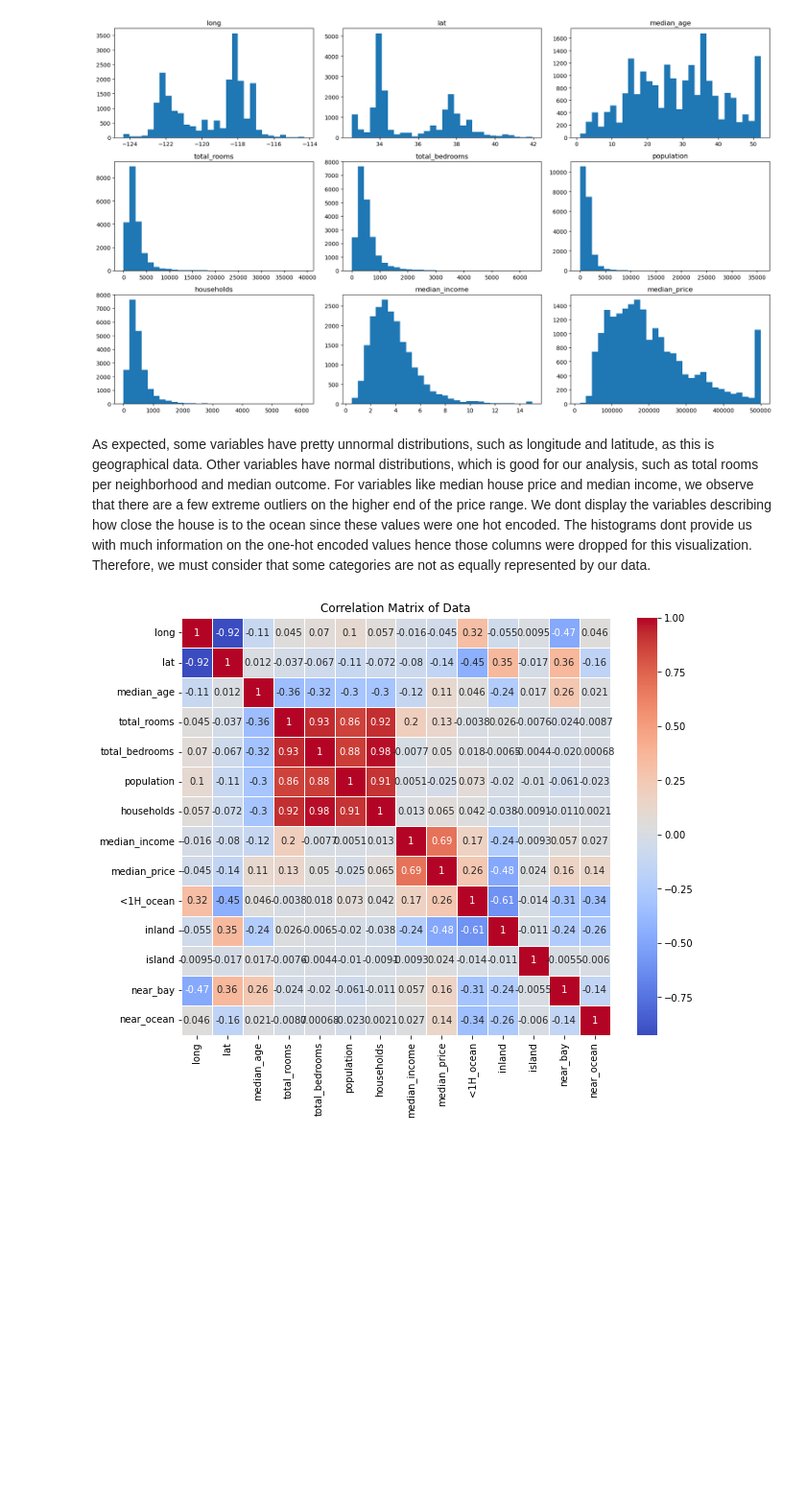
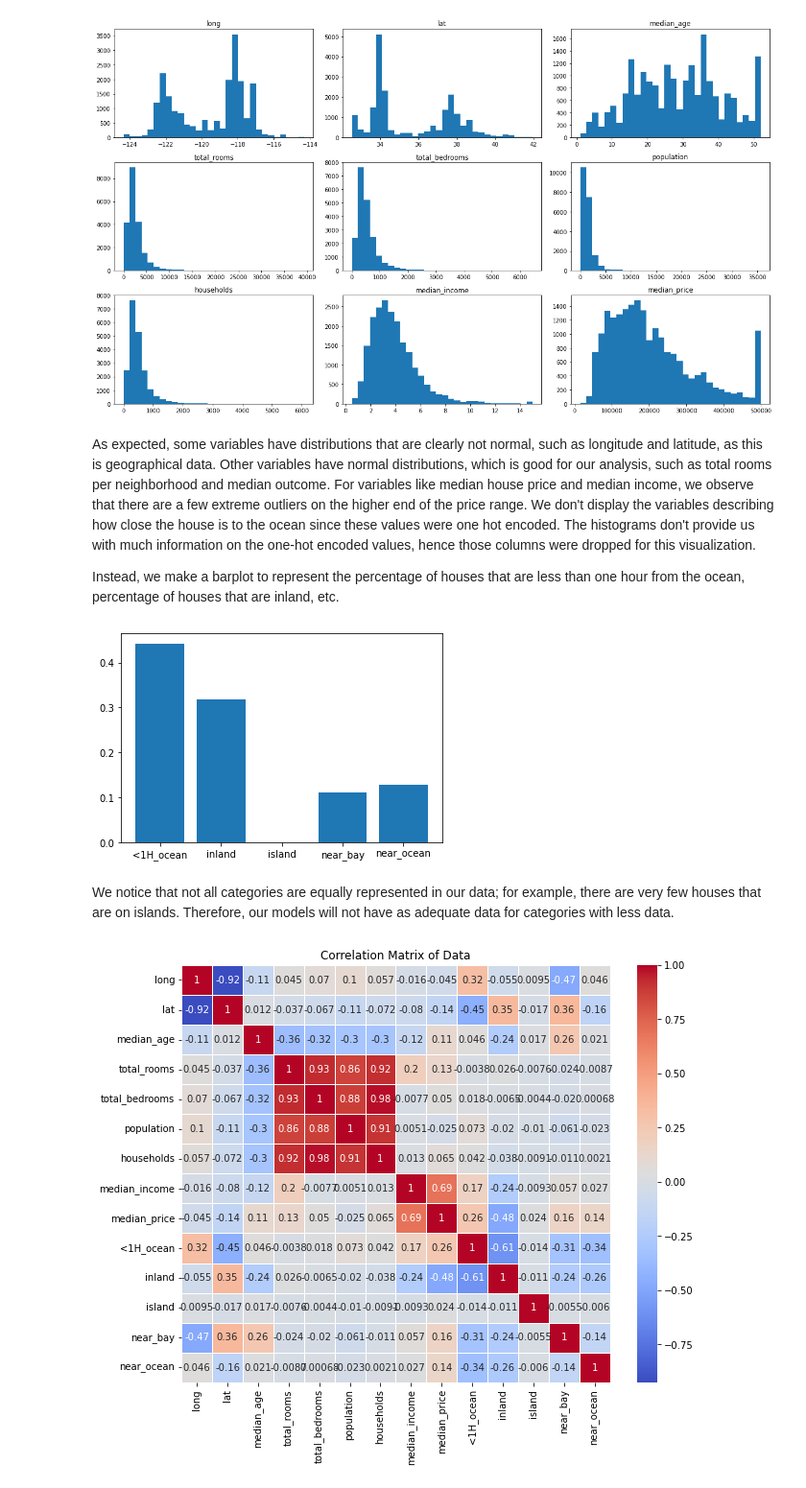
Before and after one commit to llennemann/COGS-118A-ML-Project, a Jupyter notebook: FinalProject_Group017-SP23.ipynb, the cells around one changed output. Shown at 96% size. Drawn from its saved outputs; the diff is of its cells as text; code cells hidden in the pictures; blank space fills up the shorter version.

```diff
--- a/FinalProject_Group017-SP23.ipynb
+++ b/FinalProject_Group017-SP23.ipynb
@@ -112,8 +112,18 @@ plt.show()
 # %% [output]
 [figure]
 # %% [markdown]
-As expected, some variables have pretty unnormal distributions, such as longitude and latitude, as this is geographical data. Other variables have normal distributions, which is good for our analysis, such as total rooms per neighborhood and median outcome. For variables like median house price and median income, we observe that there are a few extreme outliers on the higher end of the price range. We dont display the variables describing how close the house is to the ocean since these values were one hot encoded. The histograms dont provide us with much information on the one-hot encoded values hence those columns were dropped for this visualization.\
-Therefore, we must consider that some categories are not as equally represented by our data.
+As expected, some variables have distributions that are clearly not normal, such as longitude and latitude, as this is geographical data. Other variables have normal distributions, which is good for our analysis, such as total rooms per neighborhood and median outcome. For variables like median house price and median income, we observe that there are a few extreme outliers on the higher end of the price range. We don't display the variables describing how close the house is to the ocean since these values were one hot encoded. The histograms don't provide us with much information on the one-hot encoded values, hence those columns were dropped for this visualization.
+
+Instead, we make a barplot to represent the percentage of houses that are less than one hour from the ocean, percentage of houses that are inland, etc.
+# %%
+ocean_prox = ['<1H_ocean', 'inland', 'island', 'near_bay', 'near_ocean']
+total_obs = float(df[ocean_prox].sum().sum())
+categorical = df[ocean_prox].sum().apply(lambda x: x / total_obs) # sum up and make into a percentage
+bar = plt.bar(ocean_prox, categorical)
+# %% [output]
+[figure, added]
+# %% [markdown]
+We notice that not all categories are equally represented in our data; for example, there are very few houses that are on islands. Therefore, our models will not have as adequate data for categories with less data.
 # %%
 correlation = df.corr()
 plt.figure(figsize=(10, 8))
```
Also changed, not shown: parts of 28 cells of this notebook.
